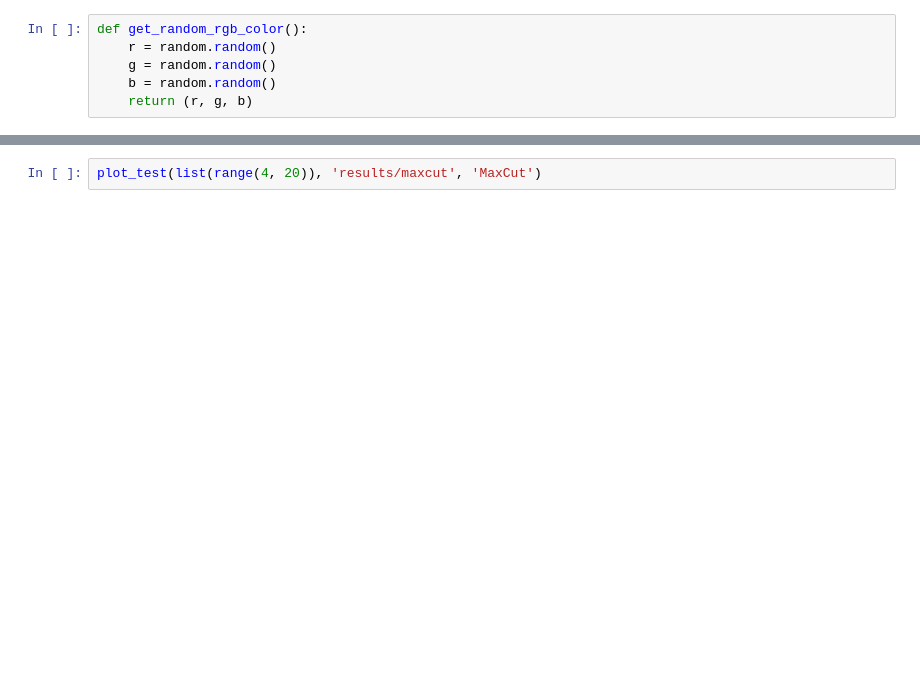
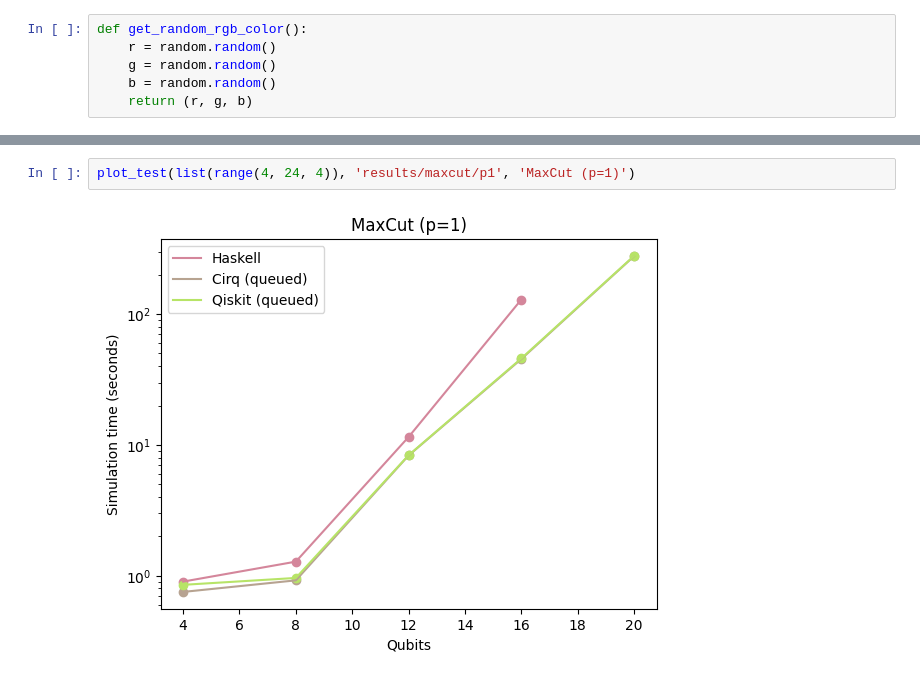
Before and after one commit to ian-turner/dpq-bench, a Jupyter notebook: graphs.ipynb, the cells around one changed output, grey strips where cells are left out. Drawn from its saved outputs; the diff is of its cells as text; blank space fills up the shorter version.

```diff
--- a/graphs.ipynb
+++ b/graphs.ipynb
@@ -66,2 +63,4 @@ plot_test(list(range(8, 15)), 'results/cuccaroadder', 'Cuccaro Adder')
 # %%
-plot_test(list(range(4, 20)), 'results/maxcut', 'MaxCut')
+plot_test(list(range(4, 24, 4)), 'results/maxcut/p1', 'MaxCut (p=1)')
+# %% [output]
+[figure, added]
```
Also changed, not shown: parts of 7 cells of this notebook, 15 other files.
